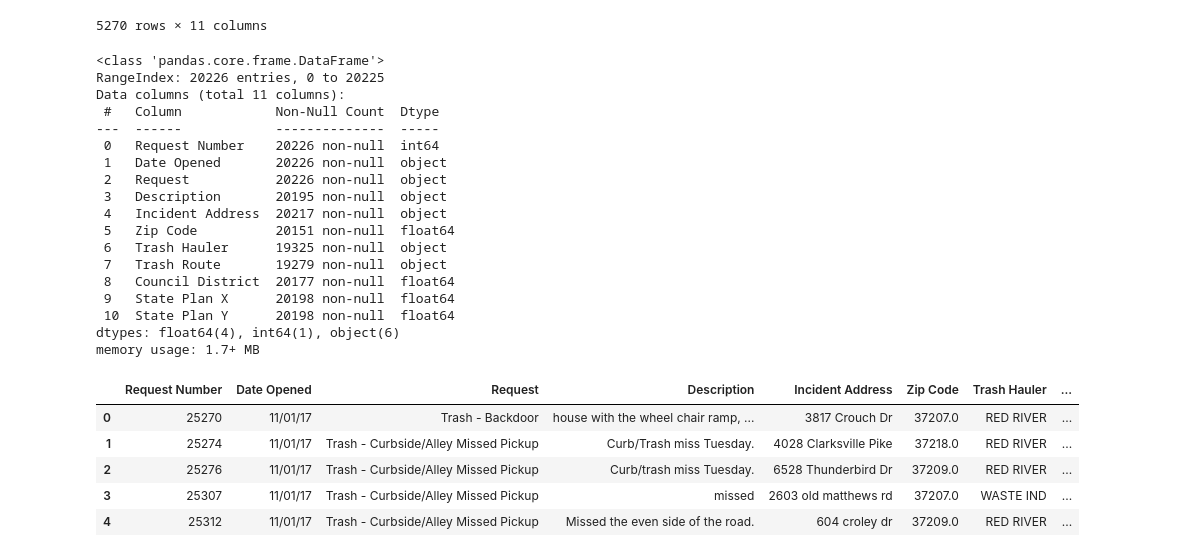
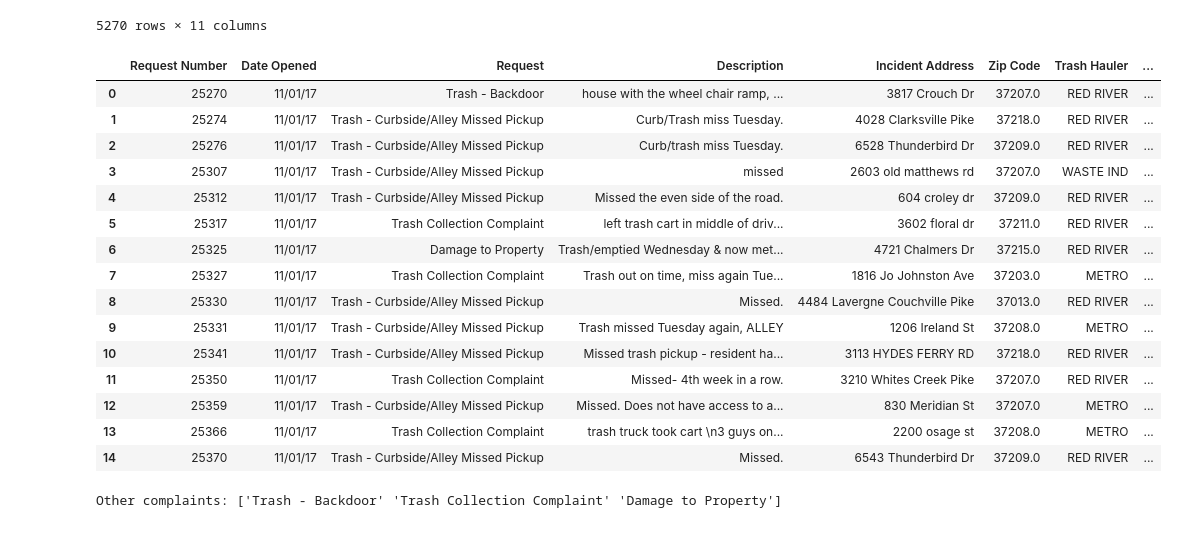
Before and after one commit to NewForce-Cohort-10-Data/trash-haulers-ctrl-alt-elite-company, a Jupyter notebook: notebooks/trash-haulers.ipynb, the cells around one changed output. Drawn from its saved outputs; the diff is of its cells as text; code cells hidden in the pictures.

```diff
--- a/notebooks/trash-haulers.ipynb
+++ b/notebooks/trash-haulers.ipynb
@@ -195,33 +249,22 @@ payable_miss
 | 20223 | 267130 | 11/01/19 | Trash - Curbside/Alley Missed Pickup | missed several | 2943 Windemere Cir, Nashville, TN... | 37214.0 | RED RIVER | ... |
 | 20224 | 267134 | 11/01/19 | Trash - Curbside/Alley Missed Pickup | Caller stated trash was missed & ... | 3325 Murfreesboro Pike, Nashville... | 37013.0 | RED RIVER | ... |
 5270 rows × 11 columns
-# %%
-df.info()
-# %% [output]
-<class 'pandas.core.frame.DataFrame'>
-RangeIndex: 20226 entries, 0 to 20225
-Data columns (total 11 columns):
- #   Column            Non-Null Count  Dtype
----  ------            --------------  -----
- 0   Request Number    20226 non-null  int64
- 1   Date Opened       20226 non-null  object
- 2   Request           20226 non-null  object
- 3   Description       20195 non-null  object
- 4   Incident Address  20217 non-null  object
- 5   Zip Code          20151 non-null  float64
- 6   Trash Hauler      19325 non-null  object
- 7   Trash Route       19279 non-null  object
- 8   Council District  20177 non-null  float64
- 9   State Plan X      20198 non-null  float64
- 10  State Plan Y      20198 non-null  float64
-dtypes: float64(4), int64(1), object(6)
-memory usage: 1.7+ MB
 # %%
-df.head()
+df.head(15)
 # %% [output]
 |  | Request Number | Date Opened | Request | Description | Incident Address | Zip Code | Trash Hauler | ... |
 | 0 | 25270 | 11/01/17 | Trash - Backdoor | house with the wheel chair ramp, ... | 3817 Crouch Dr | 37207.0 | RED RIVER | ... |
 | 1 | 25274 | 11/01/17 | Trash - Curbside/Alley Missed Pickup | Curb/Trash miss Tuesday. | 4028 Clarksville Pike | 37218.0 | RED RIVER | ... |
 | 2 | 25276 | 11/01/17 | Trash - Curbside/Alley Missed Pickup | Curb/trash miss Tuesday. | 6528 Thunderbird Dr | 37209.0 | RED RIVER | ... |
 | 3 | 25307 | 11/01/17 | Trash - Curbside/Alley Missed Pickup | missed | 2603 old matthews rd | 37207.0 | WASTE IND | ... |
 | 4 | 25312 | 11/01/17 | Trash - Curbside/Alley Missed Pickup | Missed the even side of the road. | 604 croley dr | 37209.0 | RED RIVER | ... |
+| 5 | 25317 | 11/01/17 | Trash Collection Complaint | left trash cart in middle of driv... | 3602 floral dr | 37211.0 | RED RIVER | ... |
+| 6 | 25325 | 11/01/17 | Damage to Property | Trash/emptied Wednesday & now met... | 4721 Chalmers Dr | 37215.0 | RED RIVER | ... |
+| 7 | 25327 | 11/01/17 | Trash Collection Complaint | Trash out on time, miss again Tue... | 1816 Jo Johnston Ave | 37203.0 | METRO | ... |
+| 8 | 25330 | 11/01/17 | Trash - Curbside/Alley Missed Pickup | Missed. | 4484 Lavergne Couchville Pike | 37013.0 | RED RIVER | ... |
+| 9 | 25331 | 11/01/17 | Trash - Curbside/Alley Missed Pickup | Trash missed Tuesday again, ALLEY | 1206 Ireland St | 37208.0 | METRO | ... |
+| 10 | 25341 | 11/01/17 | Trash - Curbside/Alley Missed Pickup | Missed trash pickup - resident ha... | 3113 HYDES FERRY RD | 37218.0 | RED RIVER | ... |
+| 11 | 25350 | 11/01/17 | Trash Collection Complaint | Missed- 4th week in a row. | 3210 Whites Creek Pike | 37207.0 | RED RIVER | ... |
+| 12 | 25359 | 11/01/17 | Trash - Curbside/Alley Missed Pickup | Missed. Does not have access to a... | 830 Meridian St | 37207.0 | METRO | ... |
+| 13 | 25366 | 11/01/17 | Trash Collection Complaint | trash truck took cart \n3 guys on... | 2200 osage st | 37208.0 | METRO | ... |
+| 14 | 25370 | 11/01/17 | Trash - Curbside/Alley Missed Pickup | Missed. | 6543 Thunderbird Dr | 37209.0 | RED RIVER | ... |
@@ -227,0 +273,8 @@ df.head()
+# %%
+other_complaints = df[~df['Request'].str.contains("Trash - Curbside/Alley Missed Pickup", case=False, na=False)]
+
+# unique types of complaints (based on Request column that does not include trash-curbside)
+unique_complaints = other_complaints['Request'].unique()
+print(f"Other complaints: {unique_complaints}")
+# %% [output]
+Other complaints: ['Trash - Backdoor' 'Trash Collection Complaint' 'Damage to Property']
```
Also changed, not shown: parts of 15 cells of this notebook.
